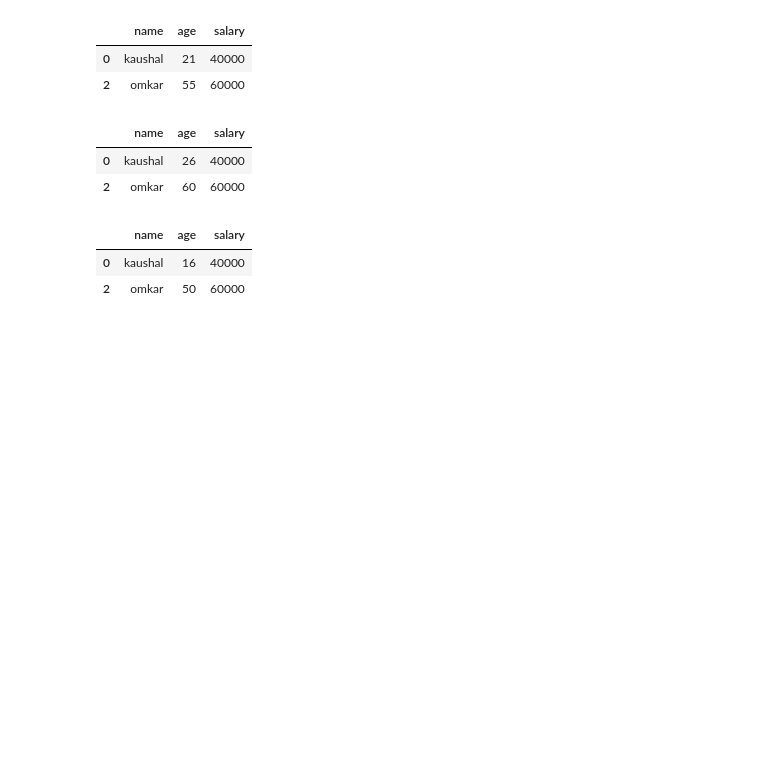
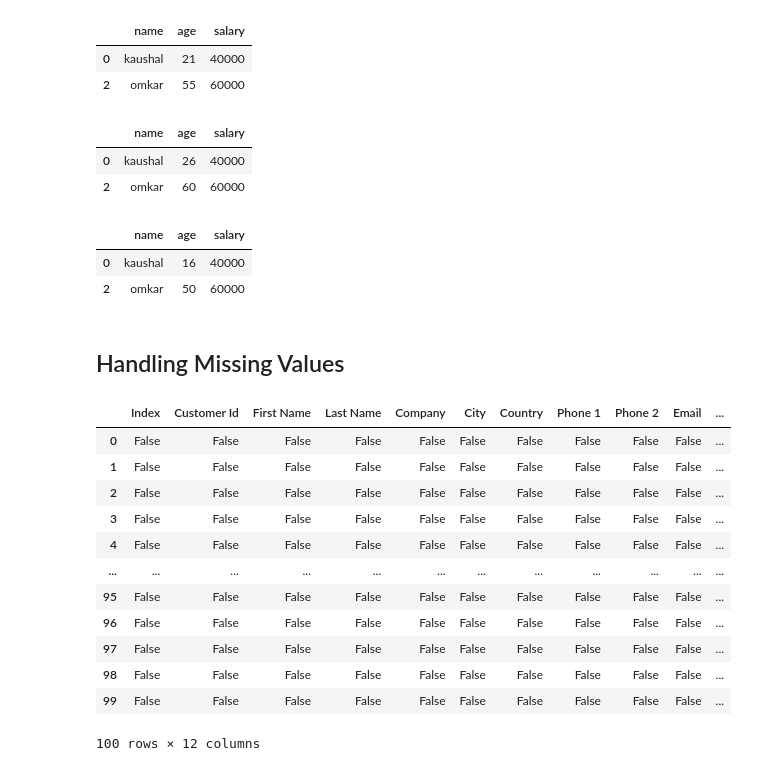
Before and after one commit to KaushalNaik02/Data-Analysis-With-Python-DS, a Jupyter notebook: 03-Data_Manipulation.ipynb, the cells around one changed output. Cells and saved outputs as stored; diff of their text form; code cells hidden in the pictures; blank space fills up the shorter version.

```diff
--- a/03-Data_Manipulation.ipynb
+++ b/03-Data_Manipulation.ipynb
@@ -84,3 +84,23 @@ Dataframe
 |  | name | age | salary |
 | 0 | kaushal | 16 | 40000 |
 | 2 | omkar | 50 | 60000 |
+# %% [markdown]
+## Handling Missing Values
+# %%
+cust = pd.read_csv("customers-100.csv")
+# %%
+cust.isnull()
+# %% [output]
+|  | Index | Customer Id | First Name | Last Name | Company | City | Country | Phone 1 | Phone 2 | Email | ... |
+| 0 | False | False | False | False | False | False | False | False | False | False | ... |
+| 1 | False | False | False | False | False | False | False | False | False | False | ... |
+| 2 | False | False | False | False | False | False | False | False | False | False | ... |
+| 3 | False | False | False | False | False | False | False | False | False | False | ... |
+| 4 | False | False | False | False | False | False | False | False | False | False | ... |
+| ... | ... | ... | ... | ... | ... | ... | ... | ... | ... | ... | ... |
+| 95 | False | False | False | False | False | False | False | False | False | False | ... |
+| 96 | False | False | False | False | False | False | False | False | False | False | ... |
+| 97 | False | False | False | False | False | False | False | False | False | False | ... |
+| 98 | False | False | False | False | False | False | False | False | False | False | ... |
+| 99 | False | False | False | False | False | False | False | False | False | False | ... |
+100 rows × 12 columns
```
Also changed, not shown: parts of 8 cells of this notebook.
